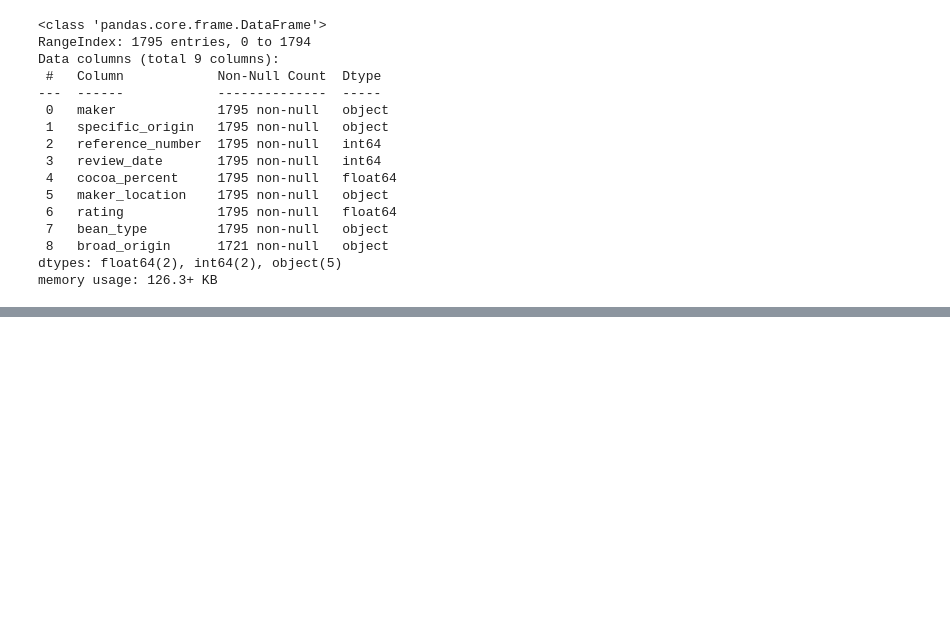
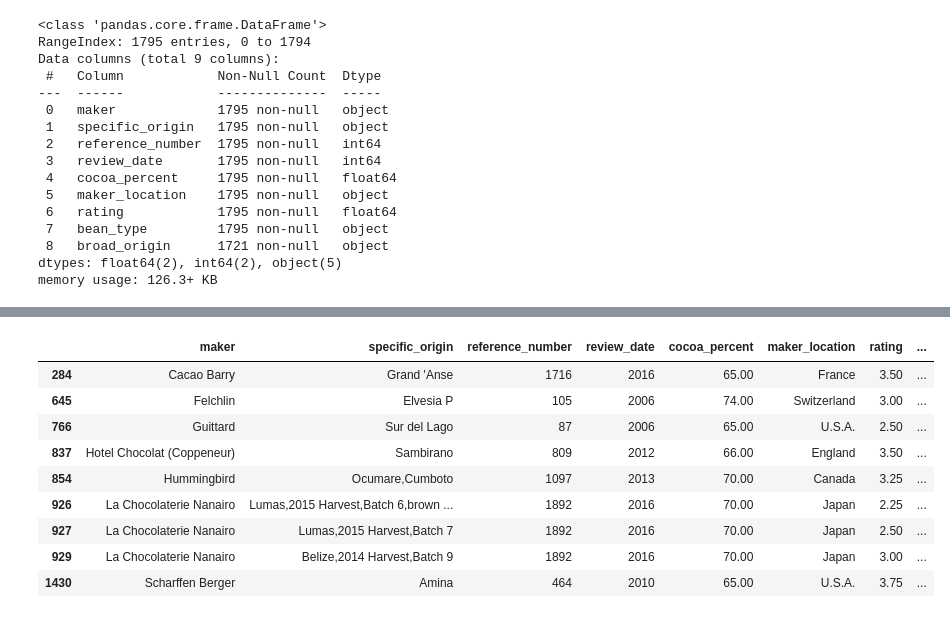
Before and after one commit to fasthill/google-ML-crash-course, a Jupyter notebook: 10. supervised similarity.ipynb, the cells around one changed output, grey strips where cells are left out. Cells and saved outputs as stored; diff of their text form; code cells hidden in the pictures; blank space fills up the shorter version.

```diff
--- a/10. supervised similarity.ipynb
+++ b/10. supervised similarity.ipynb
@@ -62,0 +168,3 @@ memory usage: 126.3+ KB
+# %%
+choc_data['specific_origin'] = choc_data['specific_origin']\
+.str.replace('\.', '', regex=True).apply(cleanup_spelling_abbrev)
@@ -62,0 +194,22 @@ memory usage: 126.3+ KB
+# %%
+# Cast specific_origin to string
+choc_data['specific_origin'] = choc_data['specific_origin'].astype(str)
+# %%
+# Replace null-valued fields with the same value as for specific_origin
+choc_data['broad_origin'] = choc_data['broad_origin'].fillna(choc_data['specific_origin'])
+# %%
+# Clean up spelling mistakes and deal with abbreviations
+choc_data['broad_origin'] = choc_data['broad_origin'].str.replace('\.', '', regex=True).apply(cleanup_spelling_abbrev)
+# %%
+choc_data[choc_data['bean_type'].isin(['Trinitario, Criollo'])]
+# %% [output]
+|  | maker | specific_origin | reference_number | review_date | cocoa_percent | maker_location | rating | ... |
+| 284 | Cacao Barry | Grand 'Anse | 1716 | 2016 | 65.00 | France | 3.50 | ... |
+| 645 | Felchlin | Elvesia P | 105 | 2006 | 74.00 | Switzerland | 3.00 | ... |
+| 766 | Guittard | Sur del Lago | 87 | 2006 | 65.00 | U.S.A. | 2.50 | ... |
+| 837 | Hotel Chocolat (Coppeneur) | Sambirano | 809 | 2012 | 66.00 | England | 3.50 | ... |
+| 854 | Hummingbird | Ocumare,Cumboto | 1097 | 2013 | 70.00 | Canada | 3.25 | ... |
+| 926 | La Chocolaterie Nanairo | Lumas,2015 Harvest,Batch 6,brown ... | 1892 | 2016 | 70.00 | Japan | 2.25 | ... |
+| 927 | La Chocolaterie Nanairo | Lumas,2015 Harvest,Batch 7 | 1892 | 2016 | 70.00 | Japan | 2.50 | ... |
+| 929 | La Chocolaterie Nanairo | Belize,2014 Harvest,Batch 9 | 1892 | 2016 | 70.00 | Japan | 3.00 | ... |
+| 1430 | Scharffen Berger | Amina | 464 | 2010 | 65.00 | U.S.A. | 3.75 | ... |
```
Also changed, not shown: parts of 22 cells of this notebook.
